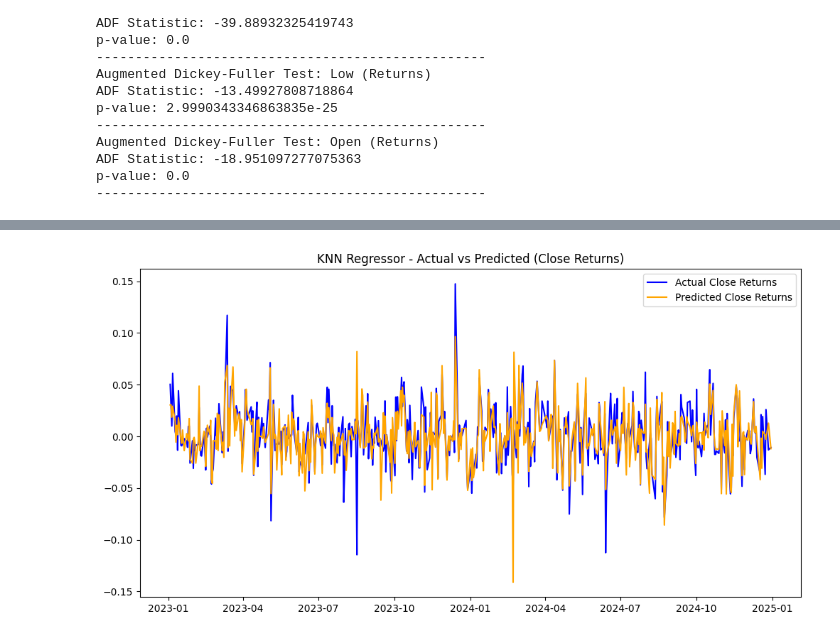
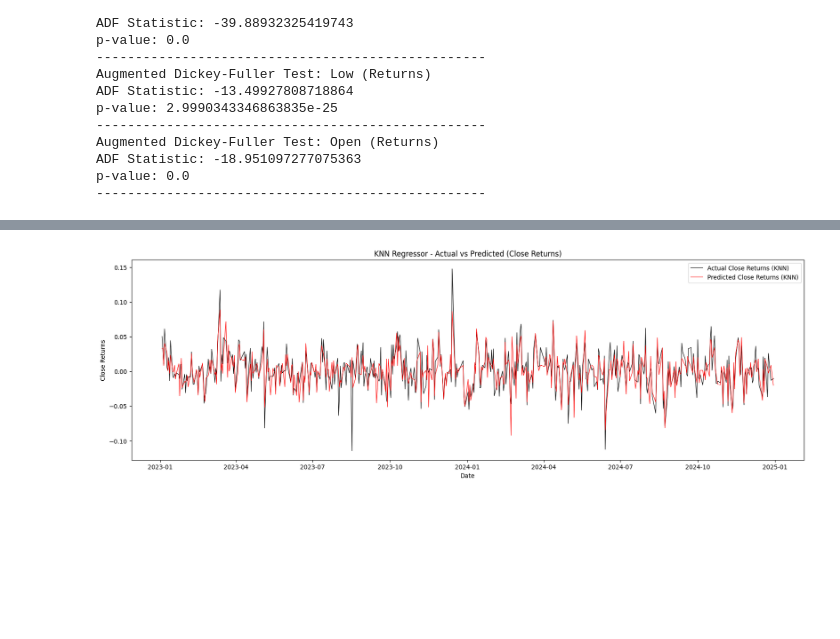
Before and after one commit to Deleon57/EDAR-REGRESSION, a Jupyter notebook: Pipeline2(GFI).ipynb, the cells around one changed output, grey strips where cells are left out. Saved outputs shown, nothing was run; the diff lists cells and outputs as text; code cells hidden in the pictures; blank space fills up the shorter version.

```diff
--- a/Pipeline2(GFI).ipynb
+++ b/Pipeline2(GFI).ipynb
@@ -165,8 +255,8 @@ y_pred = y_scaler.inverse_transform(y_pred_scaled.reshape(-1,1)).ravel()
 # %%
 # KNN Model
 
-knn = KNeighborsRegressor(n_neighbors=5)  # you can tune n_neighbors later
-knn.fit(X_train, y_train)
+knn_model_KNN = KNeighborsRegressor(n_neighbors=5)  # you can tune n_neighbors later
+knn_model_KNN.fit(X_train_KNN, y_train_KNN)
 
-y_pred = knn.predict(X_test)
+y_pred_KNN = knn_model_KNN.predict(X_test_KNN)
 # %%
@@ -181,17 +271,18 @@ y_pred = y_scaler.inverse_transform(y_pred_scaled.reshape(-1, 1)).ravel()
 # %%
 # Random Forest model
-rf = RandomForestRegressor(n_estimators=100, random_state=42)
-rf.fit(X_train, y_train)
 
-y_pred = rf.predict(X_test)
+rf_model_RFR = RandomForestRegressor(n_estimators=100, random_state=42)
+rf_model_RFR.fit(X_train_scaled_RFR, y_train_RFR)
+
+y_pred_RFR = rf_model_RFR.predict(X_test_scaled_RFR)
 # %%
 # XGBoost Regression Model
 
 # Initialise and fit model
-xgb = XGBRegressor(n_estimators=100, random_state=42)  # you can tune hyperparameters later
-xgb.fit(X_train, y_train)
+xgb_model_XGB = XGBRegressor(n_estimators=100, random_state=42)  # you can tune hyperparameters later
+xgb_model_XGB.fit(X_train_scaled_XGB, y_train_XGB)
 
-y_pred = xgb.predict(X_test)
+y_pred_XGB = xgb_model_XGB.predict(X_test_scaled_XGB)
 # %%
 # Helper function for metrics
 
@@ -253,50 +343,62 @@ display(results_df)
 # %%
-# ===============================
-# Visualise Actual vs Predicted
-# ===============================
+# KNN
 import matplotlib.pyplot as plt
 
-plt.figure(figsize=(12,6))
-plt.plot(y_test.index, y_test, label="Actual Close Returns", color="blue")
-plt.plot(y_test.index, y_pred, label="Predicted Close Returns", color="orange")
+plt.figure(figsize=(20, 6))
+plt.plot(y_test_KNN.index, y_test_KNN,
+         label="Actual Close Returns (KNN)",
+         color="black", linewidth=0.8)
+plt.plot(y_test_KNN.index, y_pred_KNN,
+         label="Predicted Close Returns (KNN)",
+         color="red", linewidth=0.8)
 plt.title("KNN Regressor - Actual vs Predicted (Close Returns)")
+plt.xlabel("Date")
+plt.ylabel("Close Returns")
 plt.legend()
 plt.show()
 
-# ==============================
-# Visualise Actual vs Predicted
-# ==============================
-import matplotlib.pyplot as plt
-
-plt.figure(figsize=(12,6))
-plt.plot(y_test.index, y_test, label="Actual Close Returns", color="blue")
-plt.plot(y_test.index, y_pred, label="Predicted Close Returns (SVR)", color="orange")
-
+# SVR
+plt.figure(figsize=(20, 6))
+plt.plot(y_test_SVR.index, y_test_SVR,
+         label="Actual Close Returns (SVR)",
+         color="black", linewidth=0.8)
+plt.plot(y_test_SVR.index, y_pred_SVR,
+         label="Predicted Close Returns (SVR)",
+         color="red", linewidth=0.8)
 plt.title("Support Vector Regressor (SVR) - Actual vs Predicted (Close Returns)")
 plt.xlabel("Date")
 plt.ylabel("Close Returns")
 plt.legend()
 plt.show()
 
-import matplotlib.pyplot as plt
 
-plt.figure(figsize=(12,6))
-plt.plot(y_test.index, y_test, label="Actual Close Returns", color="blue")
-plt.plot(y_test.index, y_pred, label="Predicted Close Returns", color="orange")
-plt.title("Random Forest Regressor - Actual vs Predicted (Close Returns)")
+#RFR
+plt.figure(figsize=(20, 6))
+plt.plot(y_test_RFR.index, y_test_RFR,
+         label="Actual Close Returns (RFR)",
+         color="black", linewidth=0.8)
+plt.plot(y_test_RFR.index, y_pred_RFR,
+         label="Predicted Close Returns (RFR)",
+         color="red", linewidth=0.8)
+plt.title("Random Forest Regressor (RFR) - Actual vs Predicted (Close Returns)")
+plt.xlabel("Date")
+plt.ylabel("Close Returns")
 plt.legend()
 plt.show()
 
-# ==============================
-# Visualise Actual vs Predicted
-# ==============================
-import matplotlib.pyplot as plt
+#XGBOOST
 
-plt.figure(figsize=(12,6))
-plt.plot(y_test.index, y_test, label="Actual Close Returns", color="blue")
-plt.plot(y_test.index, y_pred, label="Predicted Close Returns", color="orange")
-plt.title("XGBoost Regressor - Actual vs Predicted (Close Returns)")
+plt.figure(figsize=(20, 6))
+plt.plot(y_test_XGB.index, y_test_XGB,
+         label="Actual Close Returns (XGB)",
+         color="black", linewidth=0.8)
+plt.plot(y_test_XGB.index, y_pred_XGB,
+         label="Predicted Close Returns (XGB)",
+         color="red",linewidth=0.8 )
+plt.title("XGBoost Regressor (XGB) - Actual vs Predicted (Close Returns)")
+plt.xlabel("Date")
+plt.ylabel("Close Returns")
 plt.legend()
 plt.show()
 # %% [output]
-[figure, old version]
+[figure, new version]
```
Also changed, not shown: parts of 21 cells of this notebook.
